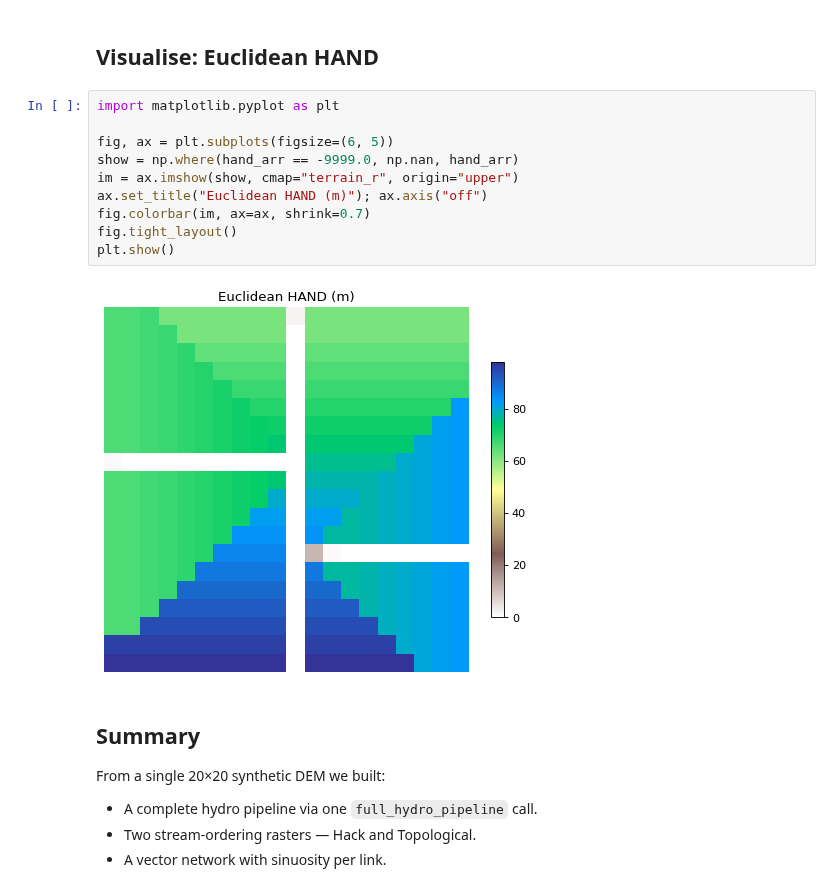
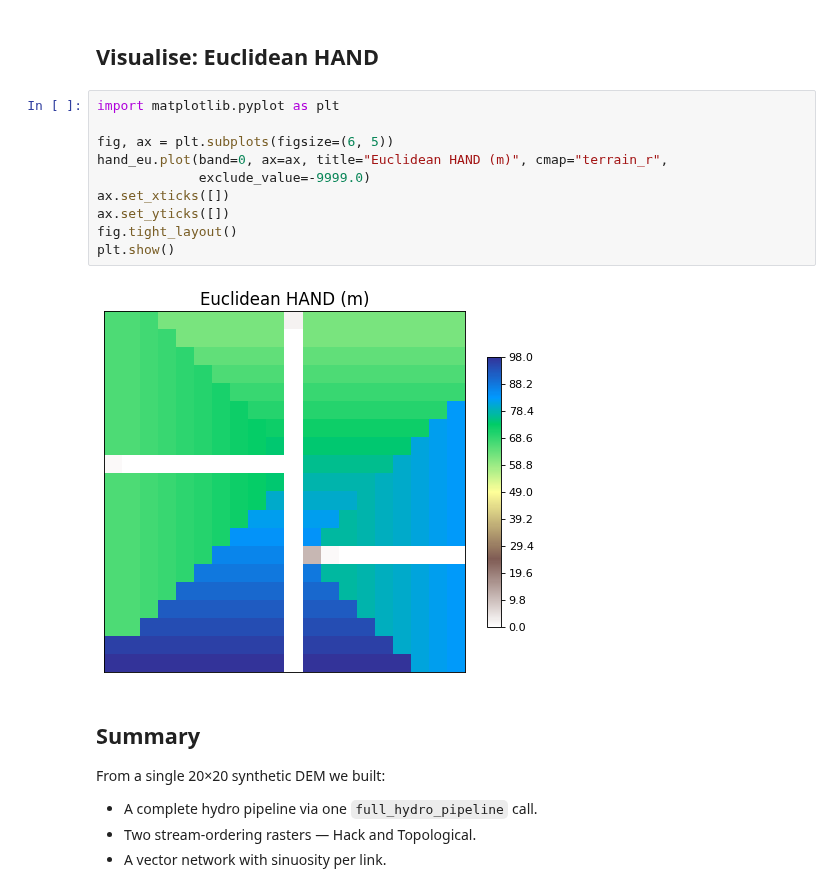
Before and after one commit to serapeum-org/digital-rivers, a Jupyter notebook: main/examples/01_hydrology_pipeline/01_hydrology_pipeline.ipynb, the cells around one changed output. Saved outputs shown, nothing was run; the diff lists cells and outputs as text.

```diff
--- a/main/examples/01_hydrology_pipeline/01_hydrology_pipeline.ipynb
+++ b/main/examples/01_hydrology_pipeline/01_hydrology_pipeline.ipynb
@@ -244,15 +252,15 @@ HAND range on valid cells: [0.00, 98.00] m
 # %%
 import matplotlib.pyplot as plt
 
 fig, ax = plt.subplots(figsize=(6, 5))
-show = np.where(hand_arr == -9999.0, np.nan, hand_arr)
-im = ax.imshow(show, cmap="terrain_r", origin="upper")
-ax.set_title("Euclidean HAND (m)"); ax.axis("off")
-fig.colorbar(im, ax=ax, shrink=0.7)
+hand_eu.plot(band=0, ax=ax, title="Euclidean HAND (m)", cmap="terrain_r",
+             exclude_value=-9999.0)
+ax.set_xticks([])
+ax.set_yticks([])
 fig.tight_layout()
 plt.show()
 # %% [output]
-[figure, old version]
+[figure, new version]
 # %% [markdown]
 ## Summary
 
```
Also changed, not shown: parts of 4 cells of this notebook, 52 other files.
